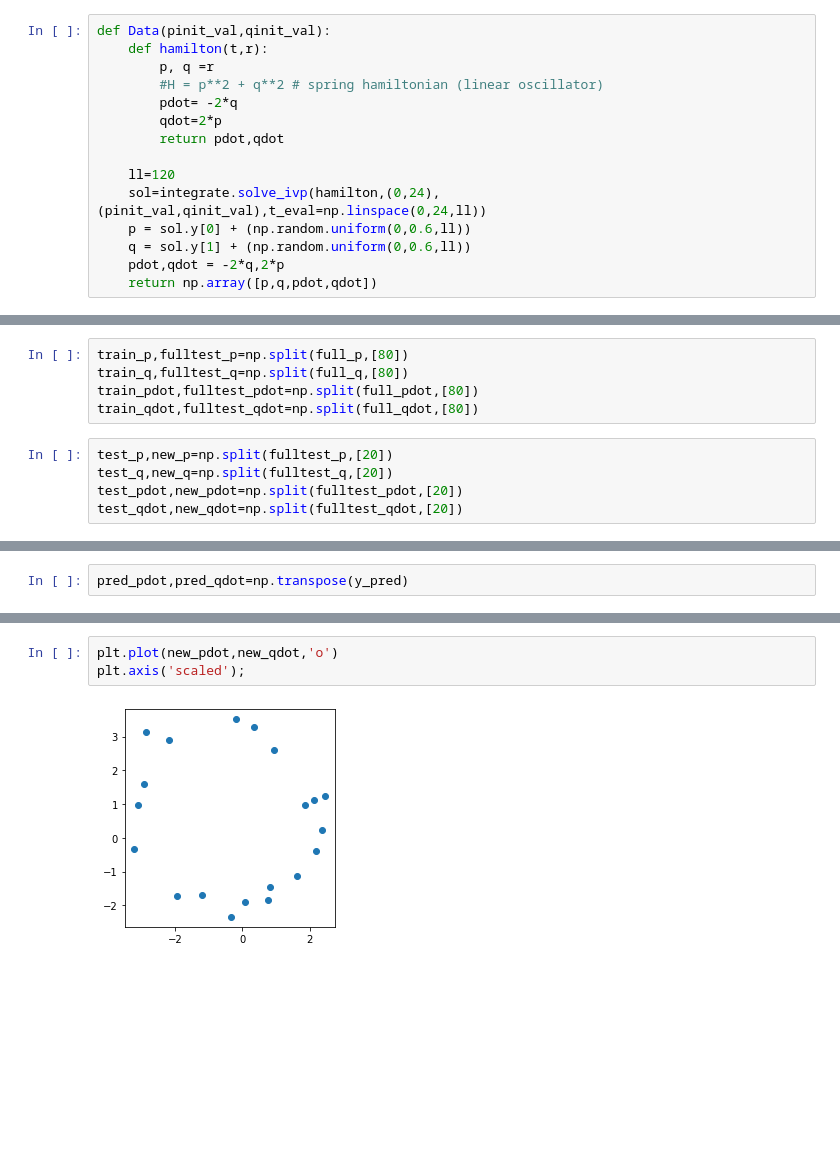
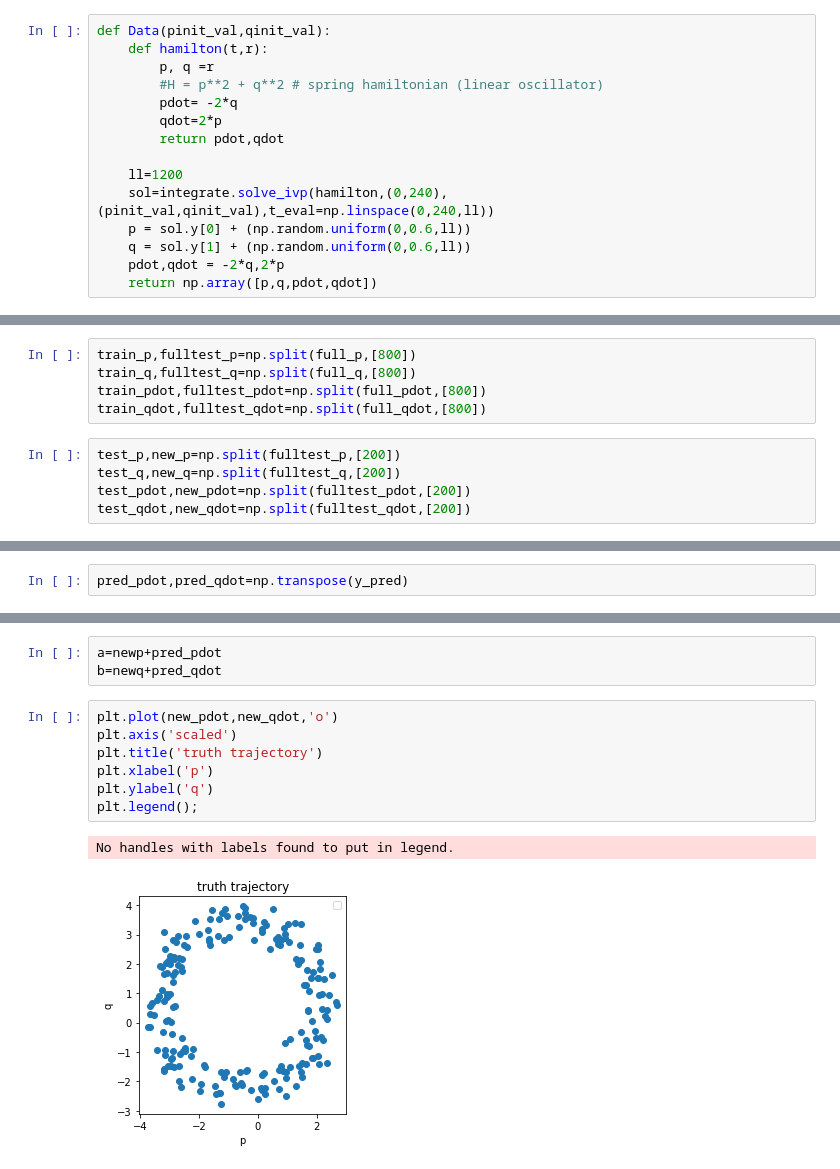
Before and after one commit to kimia-zahed/hamiltonian_neural_network, a Jupyter notebook: myHNN _kimiya_9dey99.ipynb, the cells around one changed output, grey strips where cells are left out. Drawn from its saved outputs; the diff is of its cells as text; blank space fills up the shorter version.

Commit message:
1-increase number of Data func 2-add new p,q list to predict new trajectory 3- plot new trajectorys (new predicted trajectory)

```diff
--- a/myHNN _kimiya_9dey99.ipynb
+++ b/myHNN _kimiya_9dey99.ipynb
@@ -15,8 +15,8 @@ def Data(pinit_val,qinit_val):
         qdot=2*p
         return pdot,qdot
 
-    ll=120
-    sol=integrate.solve_ivp(hamilton,(0,24),(pinit_val,qinit_val),t_eval=np.linspace(0,24,ll))
+    ll=1200
+    sol=integrate.solve_ivp(hamilton,(0,240),(pinit_val,qinit_val),t_eval=np.linspace(0,240,ll))
     p = sol.y[0] + (np.random.uniform(0,0.6,ll))
     q = sol.y[1] + (np.random.uniform(0,0.6,ll))
     pdot,qdot = -2*q,2*p
@@ -31,11 +31,11 @@ plt.axis('scaled');
 # %%
-train_p,fulltest_p=np.split(full_p,[80])
-train_q,fulltest_q=np.split(full_q,[80])
-train_pdot,fulltest_pdot=np.split(full_pdot,[80])
-train_qdot,fulltest_qdot=np.split(full_qdot,[80])
+train_p,fulltest_p=np.split(full_p,[800])
+train_q,fulltest_q=np.split(full_q,[800])
+train_pdot,fulltest_pdot=np.split(full_pdot,[800])
+train_qdot,fulltest_qdot=np.split(full_qdot,[800])
 # %%
-test_p,new_p=np.split(fulltest_p,[20])
-test_q,new_q=np.split(fulltest_q,[20])
-test_pdot,new_pdot=np.split(fulltest_pdot,[20])
-test_qdot,new_qdot=np.split(fulltest_qdot,[20])
+test_p,new_p=np.split(fulltest_p,[200])
+test_q,new_q=np.split(fulltest_q,[200])
+test_pdot,new_pdot=np.split(fulltest_pdot,[200])
+test_qdot,new_qdot=np.split(fulltest_qdot,[200])
 # %%
@@ -196,5 +136,13 @@ array([[ 0.0815165 ,  1.59688389],
+# %%
+a=newp+pred_pdot
+b=newq+pred_qdot
 # %%
 plt.plot(new_pdot,new_qdot,'o')
-plt.axis('scaled');
+plt.axis('scaled')
+plt.title('truth trajectory')
+plt.xlabel('p')
+plt.ylabel('q')
+plt.legend();
 # %% [output]
+No handles with labels found to put in legend.
-[figure, old version]
+[figure, new version]
```
Also changed, not shown: parts of 21 cells of this notebook.
